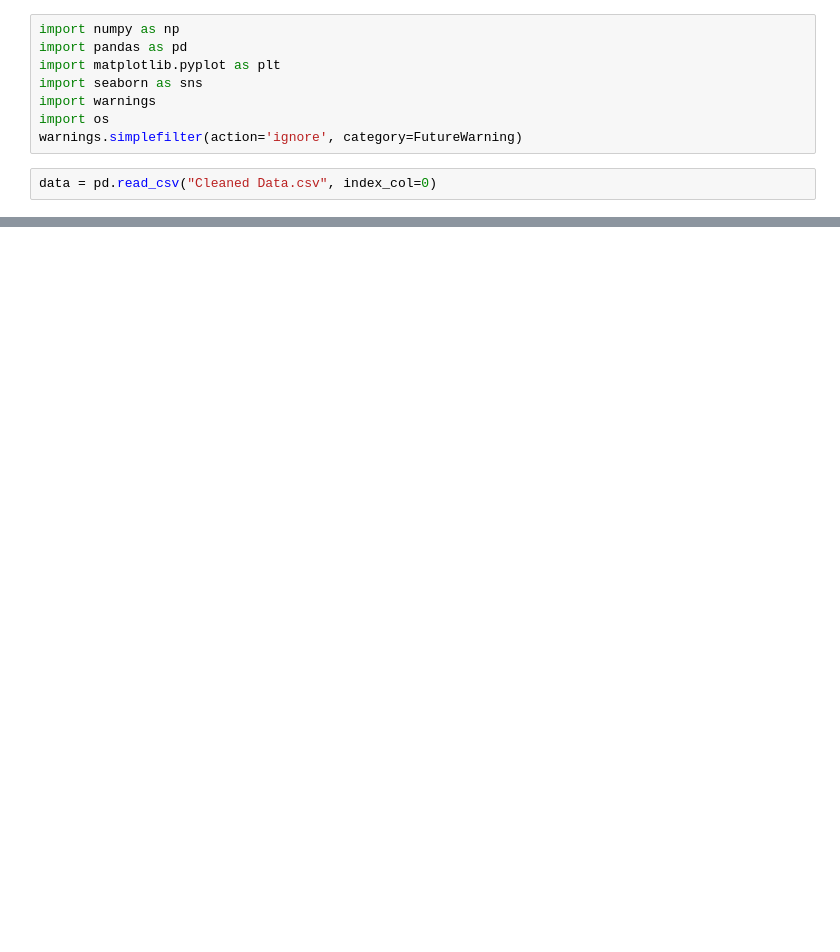
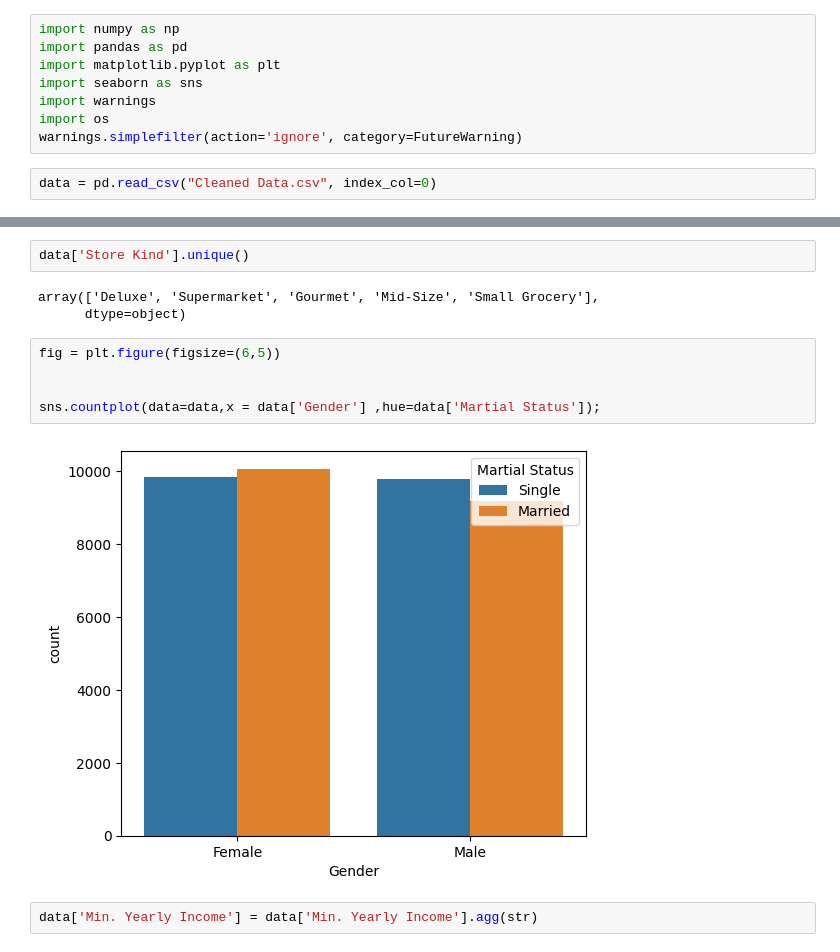
Before and after one commit to Abdelrhmankaram/IEEE-ManSB-VICTORIS-2.0-Filteration, a Jupyter notebook: Analysis NB.ipynb, the cells around one changed output, grey strips where cells are left out. Saved outputs shown, nothing was run; the diff lists cells and outputs as text; blank space fills up the shorter version.

```diff
--- a/Analysis NB.ipynb
+++ b/Analysis NB.ipynb
@@ -20,0 +41,14 @@ data.head()
+# %%
+data['Store Kind'].unique()
+# %% [output]
+array(['Deluxe', 'Supermarket', 'Gourmet', 'Mid-Size', 'Small Grocery'],
+      dtype=object)
+# %%
+fig = plt.figure(figsize=(6,5))
+
+
+sns.countplot(data=data,x = data['Gender'] ,hue=data['Martial Status']);
+# %% [output]
+[figure, added]
+# %%
+data['Min. Yearly Income'] = data['Min. Yearly Income'].agg(str)
```
Also changed, not shown: parts of 5 cells of this notebook, 5 other files.
